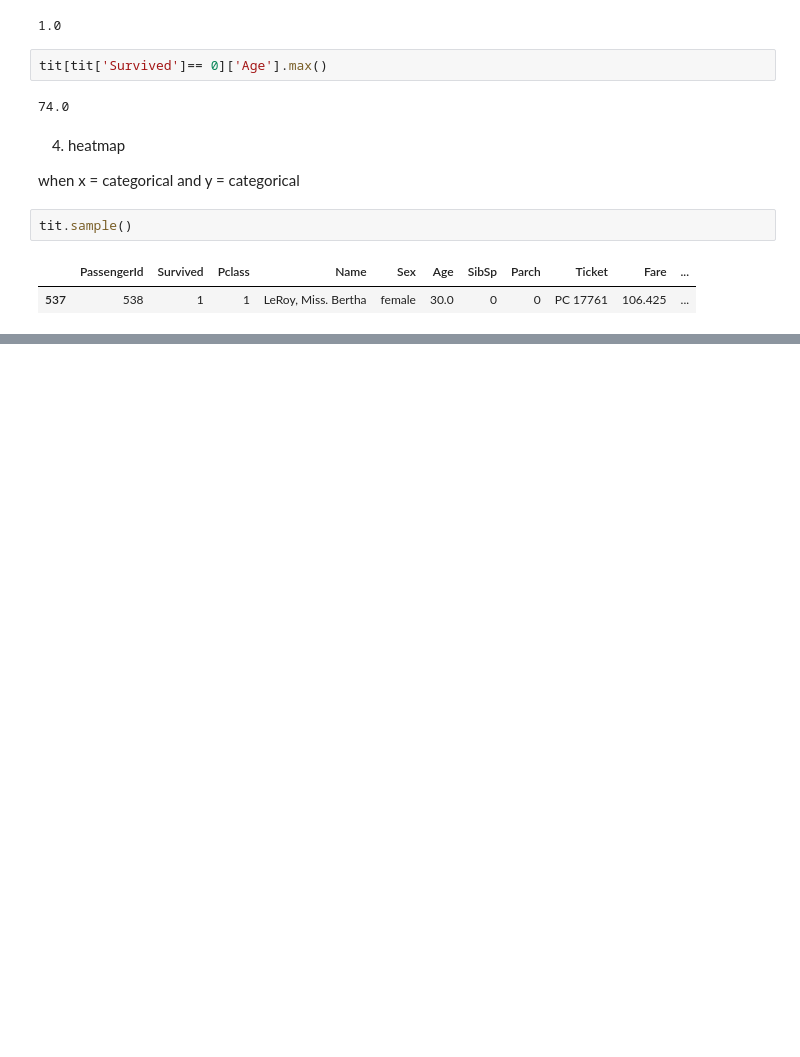
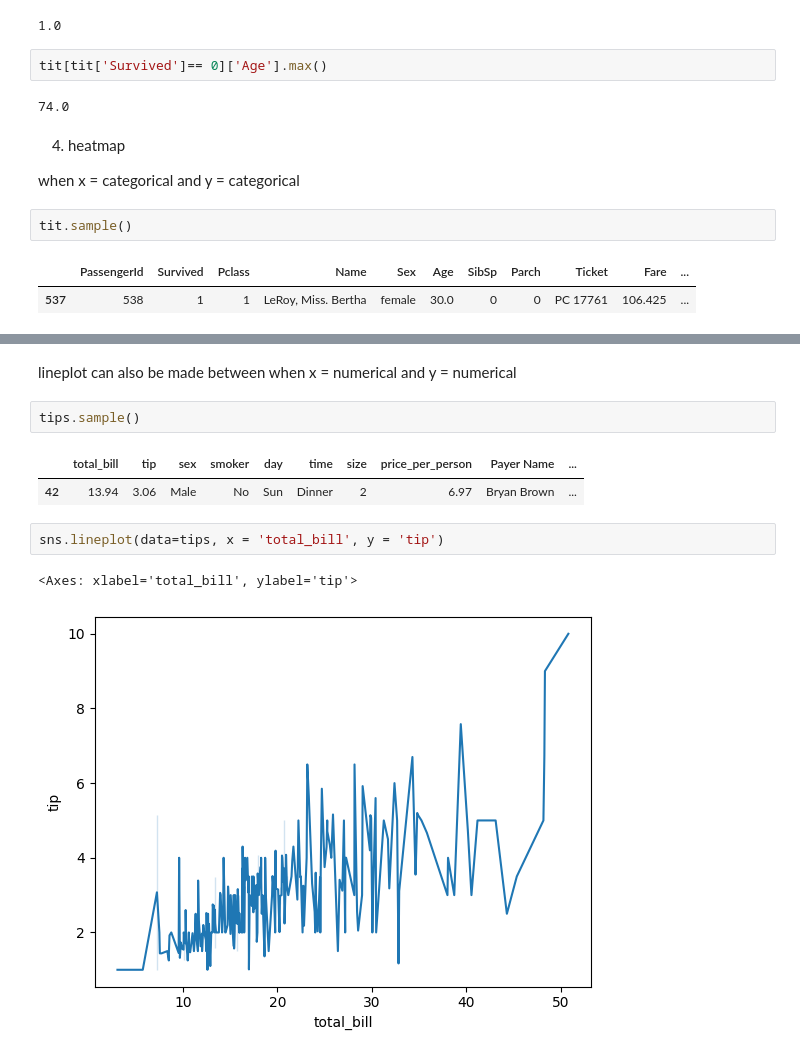
Before and after one commit to Basit715/eda-featureengineering, a Jupyter notebook: EDA.ipynb, the cells around one changed output, grey strips where cells are left out. Saved outputs shown, nothing was run; the diff lists cells and outputs as text; blank space fills up the shorter version.

```diff
--- a/EDA.ipynb
+++ b/EDA.ipynb
@@ -384,0 +401,12 @@ tit.sample()
+# %% [markdown]
+lineplot can also be made between when x = numerical and y = numerical
+# %%
+tips.sample()
+# %% [output]
+|  | total_bill | tip | sex | smoker | day | time | size | price_per_person | Payer Name | ... |
+| 42 | 13.94 | 3.06 | Male | No | Sun | Dinner | 2 | 6.97 | Bryan Brown | ... |
+# %%
+sns.lineplot(data=tips, x = 'total_bill', y = 'tip')
+# %% [output]
+<Axes: xlabel='total_bill', ylabel='tip'>
+[figure, added]
```
Also changed, not shown: parts of 3 cells of this notebook.
